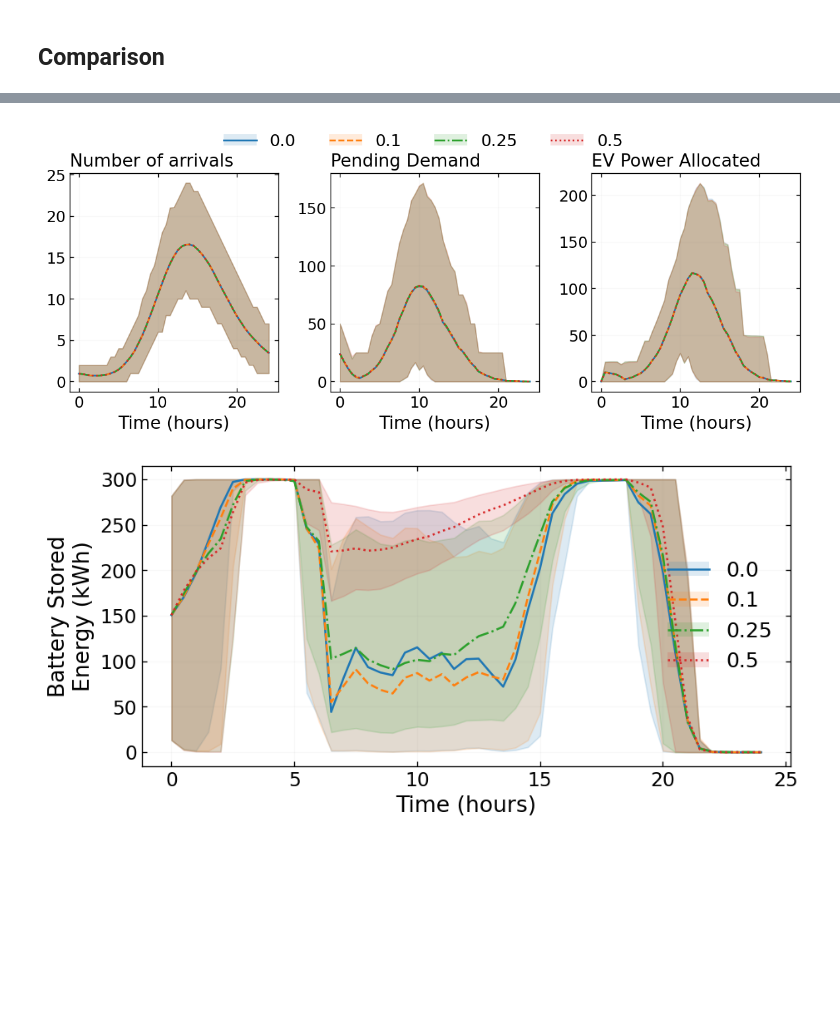
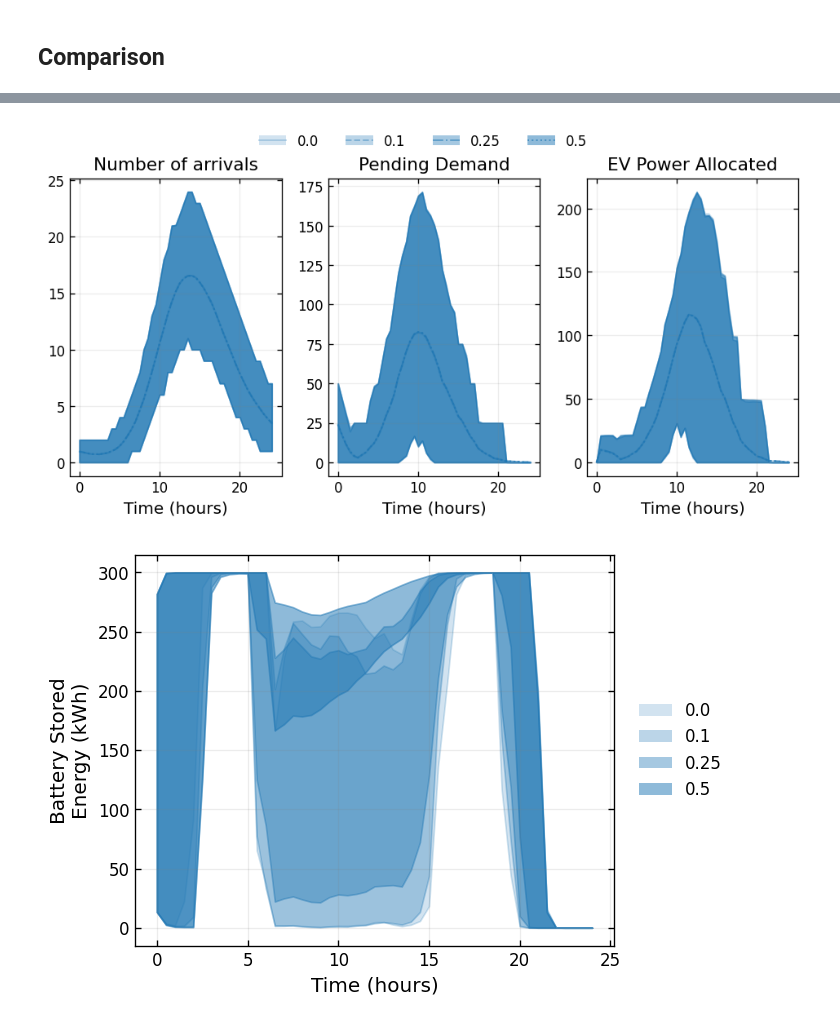
Before and after one commit to DenisseUrenda/stochastic-ems-policy, a Jupyter notebook: notebooks/03_lambda_experiments.ipynb, the cells around one changed output, grey strips where cells are left out. Drawn from its saved outputs; the diff is of its cells as text; code cells hidden in the pictures; blank space fills up the shorter version.

```diff
--- a/notebooks/03_lambda_experiments.ipynb
+++ b/notebooks/03_lambda_experiments.ipynb
@@ -351,17 +351,17 @@ J_episode: -17.190603256225586
 Saved rollouts: ../checkpoints/rollouts\lambda_experiment.pt
 # %%
 import sys
+import os
 sys.path.append("..")
 
 import torch
 
 import matplotlib.pyplot as plt
 
-plt.style.use("../styles/paper.mplstyle")
+plt.style.use("../styles/notebook.mplstyle")
 
 from source.plotting import *
 
-
 rollout_results = torch.load("../checkpoints/rollouts/lambda_experiment.pt")
 # %%
 
@@ -591,43 +496,54 @@ plt.show()
 # %%
-
-fig, ax = plt.subplots(1, 3, figsize=(10, 4))
+fig, ax = plt.subplots(1, 3, figsize=(8, 4))
 ax = ax.flatten()
 
 _, _ ,_ = plot_policy_percentile_bands(rollout_results, "state", 0, ax=ax[0], add_legend=False)
-ax[0].set_title("Number of arrivals", loc="left")
+ax[0].set_title("Number of arrivals")
 
 _, _, _ = plot_policy_percentile_bands(rollout_results, "state", 1, ax=ax[1], add_legend=False)
-ax[1].set_title("Pending Demand", loc="left")
+ax[1].set_title("Pending Demand" )
 
 _, handles, labels = plot_policy_percentile_bands(rollout_results, "endog", 0, ax=ax[2], add_legend=False)
-ax[2].set_title("EV Power Allocated", loc="left")
+ax[2].set_title("EV Power Allocated" )
 
 fig.legend(
     handles,
     labels,
     handler_map={tuple: HandlerTuple(ndivide=1)},
     ncol=4,
     loc="upper center",
     bbox_to_anchor=(0.5, 1.05),
     frameon=False
 )
 
 for a in ax:
     a.set_xlabel("Time (hours)")
 
 plt.tight_layout()
 plt.show()
 # %% [output]
-[figure, old version]
+[figure, new version]
 # %%
-ax, _ ,_ = plot_policy_percentile_bands(rollout_results, "state", 2)
+ax, handles, legend = plot_policy_percentile_bands(
+    rollout_results, "state", 2,
+    add_legend=False, show_mean=False
+)
+
+ax.legend(
+    handles,
+    labels,
+    handler_map={tuple: HandlerTuple(ndivide=1)},
+    bbox_to_anchor=(1.02, 0.5),
+    loc="center left",
+    frameon=False,
+)
 
 plt.xlabel("Time (hours)")
 plt.ylabel("Battery Stored\nEnergy (kWh)")
 plt.tight_layout()
 plt.show()
 # %% [output]
-[figure, old version]
+[figure, new version]
 # %%
 fig, axes = plt.subplots(1, 3, sharex=True, figsize=(10,4))
 
```
Also changed, not shown: parts of 8 cells of this notebook, 24 other files.
